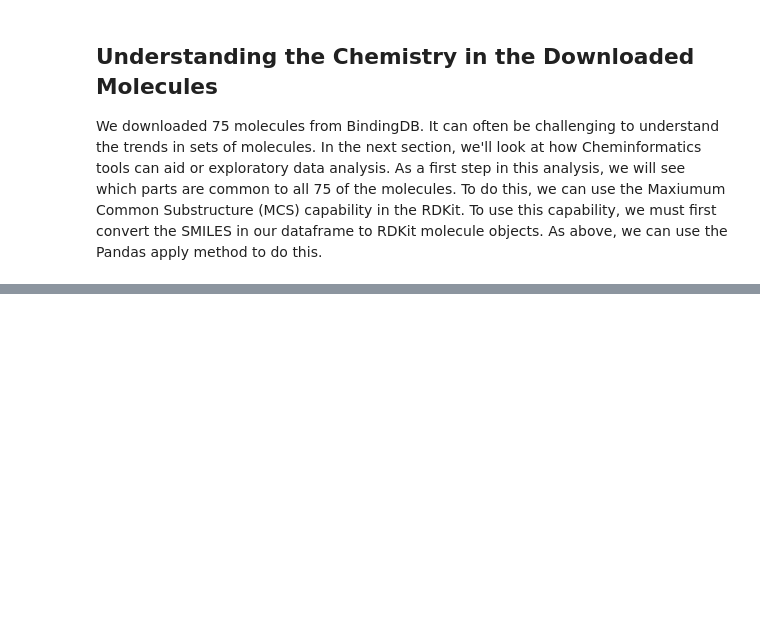
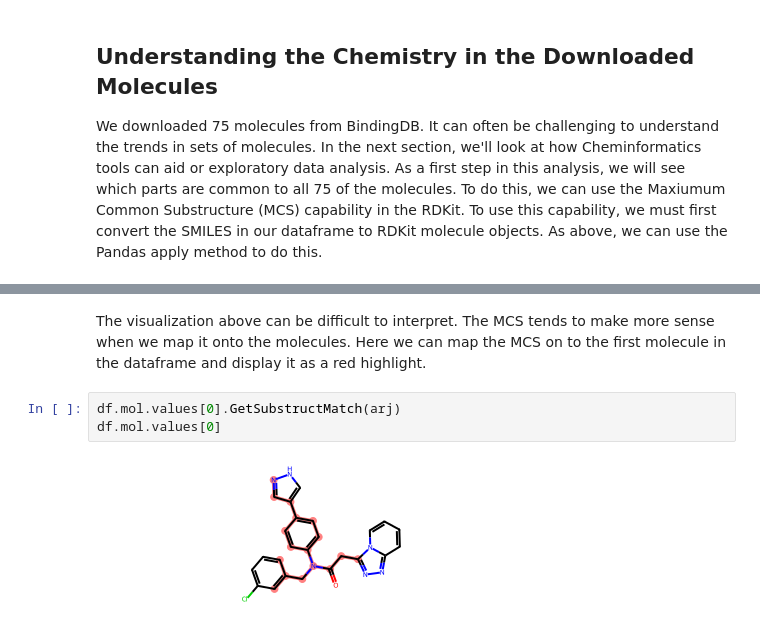
Before and after one commit to Arjun1425/Python-For-Cheminformatics-Driven-Molecular-Docking-rcsb, a Jupyter notebook: IQB_cheminformatics.ipynb, the cells around one changed output, grey strips where cells are left out. Saved outputs shown, nothing was run; the diff lists cells and outputs as text; blank space fills up the shorter version.

```diff
--- a/IQB_cheminformatics.ipynb
+++ b/IQB_cheminformatics.ipynb
@@ -296,0 +304,7 @@ We downloaded 75 molecules from BindingDB. It can often be challenging to unders
+# %% [markdown]
+The visualization above can be difficult to interpret. The MCS tends to make more sense when we map it onto the molecules. Here we can map the MCS on to the first molecule in the dataframe and display it as a red highlight.
+# %%
+df.mol.values[0].GetSubstructMatch(arj)
+df.mol.values[0]
+# %% [output]
+[figure, added]
```
Also changed, not shown: parts of 6 cells of this notebook.
